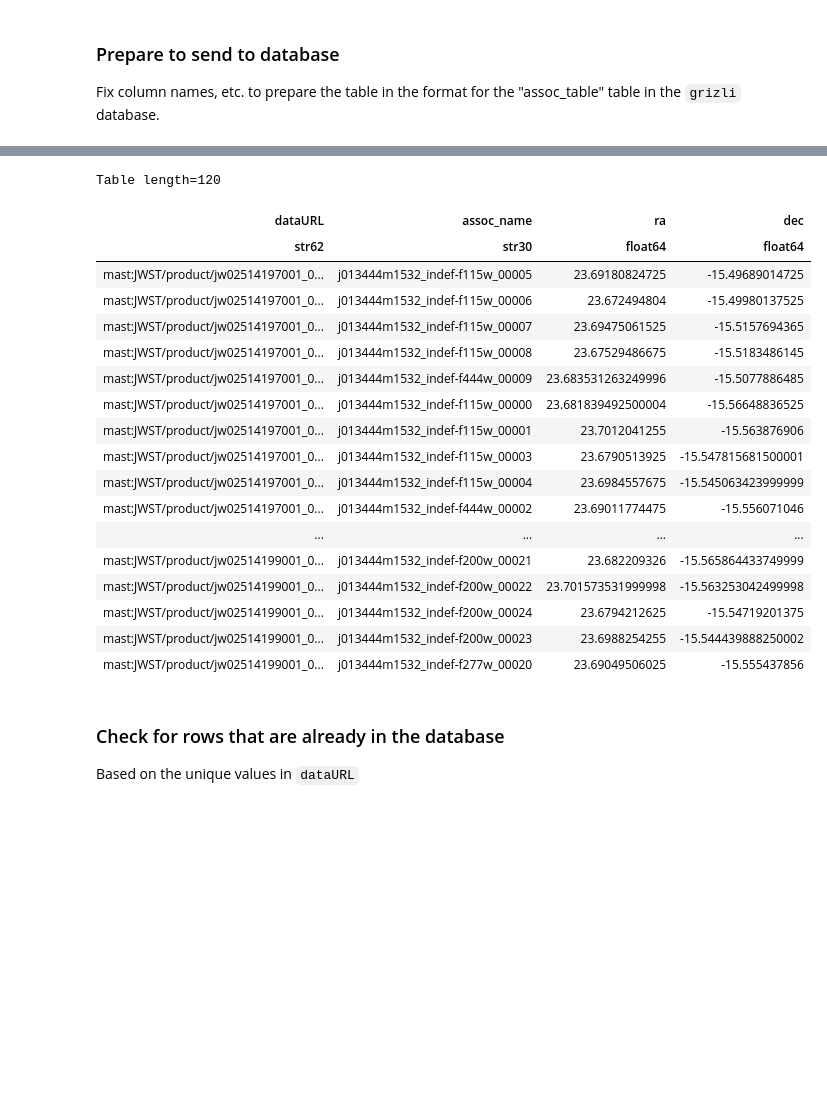
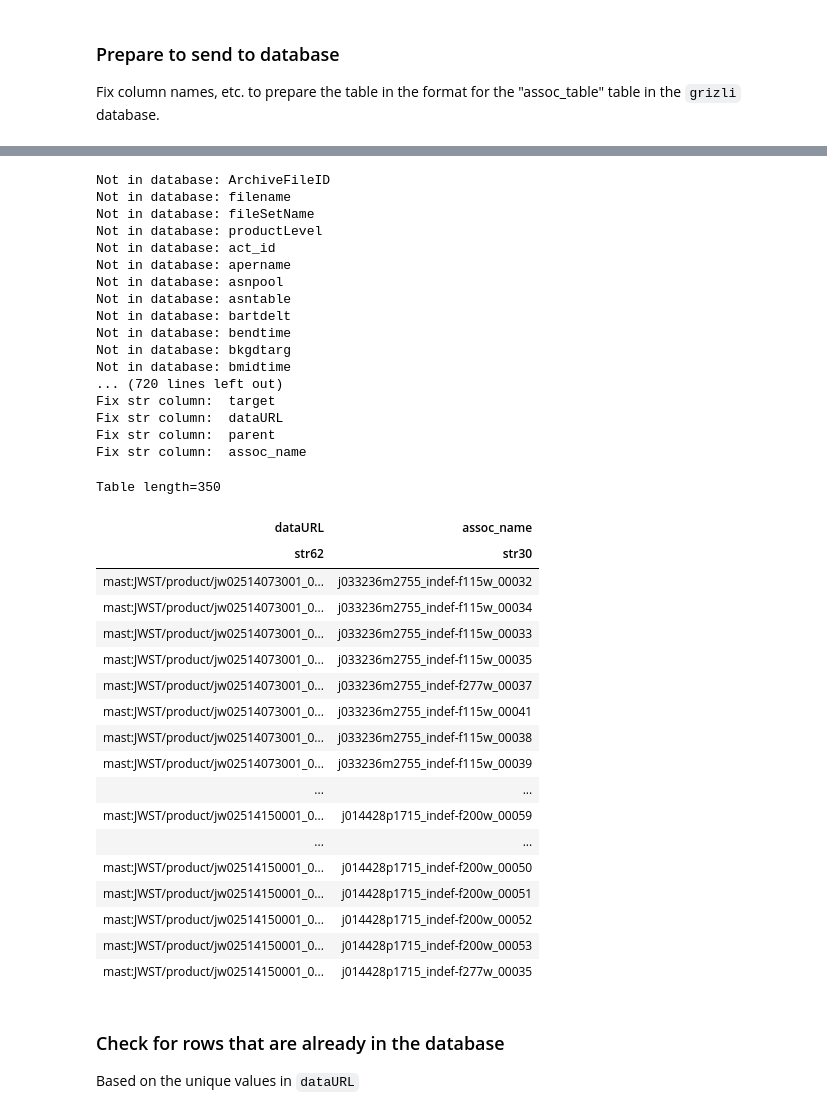
Before and after one commit to gbrammer/panoramic-jwst, a Jupyter notebook: Notebooks/step1-define-associations.ipynb, the cells around one changed output, grey strips where cells are left out. Cells and saved outputs as stored; diff of their text form; code cells hidden in the pictures; blank space fills up the shorter version.

```diff
--- a/Notebooks/step1-define-associations.ipynb
+++ b/Notebooks/step1-define-associations.ipynb
@@ -42,7 +42,7 @@ instruments = ['NRC', 'MIR','NIS'] #,'NRS']
 filters = jwst.make_program_filter([2514]) # PANORAMIC
 
 # recent days
-recent = 7
+recent = 9
 
 # Run the query
 filters += jwst.make_query_filter('productLevel',
@@ -420,9 +659,9 @@ import astropy.table
 
 cols = db.SQL('select * from assoc_table limit 3')
 
-tabb = astropy.table.vstack(tabs)
+tab = astropy.table.vstack(tabs)
 
-for tab in [tabb]: #tabs:
+for tab in tabs:
     tab['filter'] = tab['filter-pupil']
 
     # Columns in query missing in database
@@ -451,11 +690,12 @@ for tab in [tabb]: #tabs:
         assoc_name.append(('{0}_{1}-{2}_{3:05d}'.format(row['parent'], row['target'], assoc_filts[ix], ix)).lower())
         print(assoc_name[-1])
 
-    if 'assoc_name' in tab.colnames:
-        tab.remove_column('assoc_name')
-
     tab['assoc_name'] = assoc_name
     tab['status'] = 70
+
+    if tab.meta['NAME'] in passage_assoc:
+        print('Set passage_assoc')
+        tab['assoc_name'] = passage_assoc[tab.meta['NAME']]
 
     # Decode bytes
     for c in tab.colnames:
@@ -478,15 +718,10 @@ for tab in [tabb]: #tabs:
     # tab['filename'] = [os.path.basename(f)
     #                    for f in tab['dataURL']]
 
-    print(tab.colnames)
-
 utils.set_warnings()
 tab = astropy.table.vstack(tabs)
 nis = tab['ra'] > 0
 
 so = np.argsort(tab['dataURL'][nis])
-
-# print(tab.colnames)
-tab=tabb
-tab[nis][so]['dataURL','assoc_name', 'ra', 'dec']### Prepare
+tab[nis][so]['dataURL','assoc_name']
 # %% [output]
@@ -510,22 +746,39 @@ Fix str column:  assoc_name
-Table length=120
+Not in database: ArchiveFileID
+Not in database: filename
+Not in database: fileSetName
+Not in database: productLevel
+Not in database: act_id
+Not in database: apername
+Not in database: asnpool
+Not in database: asntable
+Not in database: bartdelt
+Not in database: bendtime
+Not in database: bkgdtarg
+Not in database: bmidtime
+... (720 lines left out)
+Fix str column:  target
+Fix str column:  dataURL
+Fix str column:  parent
+Fix str column:  assoc_name
+Table length=350
-| dataURL | assoc_name | ra | dec |
-| str62 | str30 | float64 | float64 |
-| mast:JWST/product/jw02514197001_0... | j013444m1532_indef-f115w_00005 | 23.69180824725 | -15.49689014725 |
-| mast:JWST/product/jw02514197001_0... | j013444m1532_indef-f115w_00006 | 23.672494804 | -15.49980137525 |
-| mast:JWST/product/jw02514197001_0... | j013444m1532_indef-f115w_00007 | 23.69475061525 | -15.5157694365 |
-| mast:JWST/product/jw02514197001_0... | j013444m1532_indef-f115w_00008 | 23.67529486675 | -15.5183486145 |
-| mast:JWST/product/jw02514197001_0... | j013444m1532_indef-f444w_00009 | 23.683531263249996 | -15.5077886485 |
-| mast:JWST/product/jw02514197001_0... | j013444m1532_indef-f115w_00000 | 23.681839492500004 | -15.56648836525 |
-| mast:JWST/product/jw02514197001_0... | j013444m1532_indef-f115w_00001 | 23.7012041255 | -15.563876906 |
-| mast:JWST/product/jw02514197001_0... | j013444m1532_indef-f115w_00003 | 23.6790513925 | -15.547815681500001 |
-| mast:JWST/product/jw02514197001_0... | j013444m1532_indef-f115w_00004 | 23.6984557675 | -15.545063423999999 |
-| mast:JWST/product/jw02514197001_0... | j013444m1532_indef-f444w_00002 | 23.69011774475 | -15.556071046 |
-| ... | ... | ... | ... |
-| mast:JWST/product/jw02514199001_0... | j013444m1532_indef-f200w_00021 | 23.682209326 | -15.565864433749999 |
-| mast:JWST/product/jw02514199001_0... | j013444m1532_indef-f200w_00022 | 23.701573531999998 | -15.563253042499998 |
-| mast:JWST/product/jw02514199001_0... | j013444m1532_indef-f200w_00024 | 23.6794212625 | -15.54719201375 |
-| mast:JWST/product/jw02514199001_0... | j013444m1532_indef-f200w_00023 | 23.6988254255 | -15.544439888250002 |
-| mast:JWST/product/jw02514199001_0... | j013444m1532_indef-f277w_00020 | 23.69049506025 | -15.555437856 |
+| dataURL | assoc_name |
+| str62 | str30 |
+| mast:JWST/product/jw02514073001_0... | j033236m2755_indef-f115w_00032 |
+| mast:JWST/product/jw02514073001_0... | j033236m2755_indef-f115w_00034 |
+| mast:JWST/product/jw02514073001_0... | j033236m2755_indef-f115w_00033 |
+| mast:JWST/product/jw02514073001_0... | j033236m2755_indef-f115w_00035 |
+| mast:JWST/product/jw02514073001_0... | j033236m2755_indef-f277w_00037 |
+| mast:JWST/product/jw02514073001_0... | j033236m2755_indef-f115w_00041 |
+| mast:JWST/product/jw02514073001_0... | j033236m2755_indef-f115w_00038 |
+| mast:JWST/product/jw02514073001_0... | j033236m2755_indef-f115w_00039 |
+| ... | ... |
+| mast:JWST/product/jw02514150001_0... | j014428p1715_indef-f200w_00059 |
+| ... | ... |
+| mast:JWST/product/jw02514150001_0... | j014428p1715_indef-f200w_00050 |
+| mast:JWST/product/jw02514150001_0... | j014428p1715_indef-f200w_00051 |
+| mast:JWST/product/jw02514150001_0... | j014428p1715_indef-f200w_00052 |
+| mast:JWST/product/jw02514150001_0... | j014428p1715_indef-f200w_00053 |
+| mast:JWST/product/jw02514150001_0... | j014428p1715_indef-f277w_00035 |
 # %%
 nis = tab['ra'] > 0
 
```
Also changed, not shown: parts of 25 cells of this notebook.
